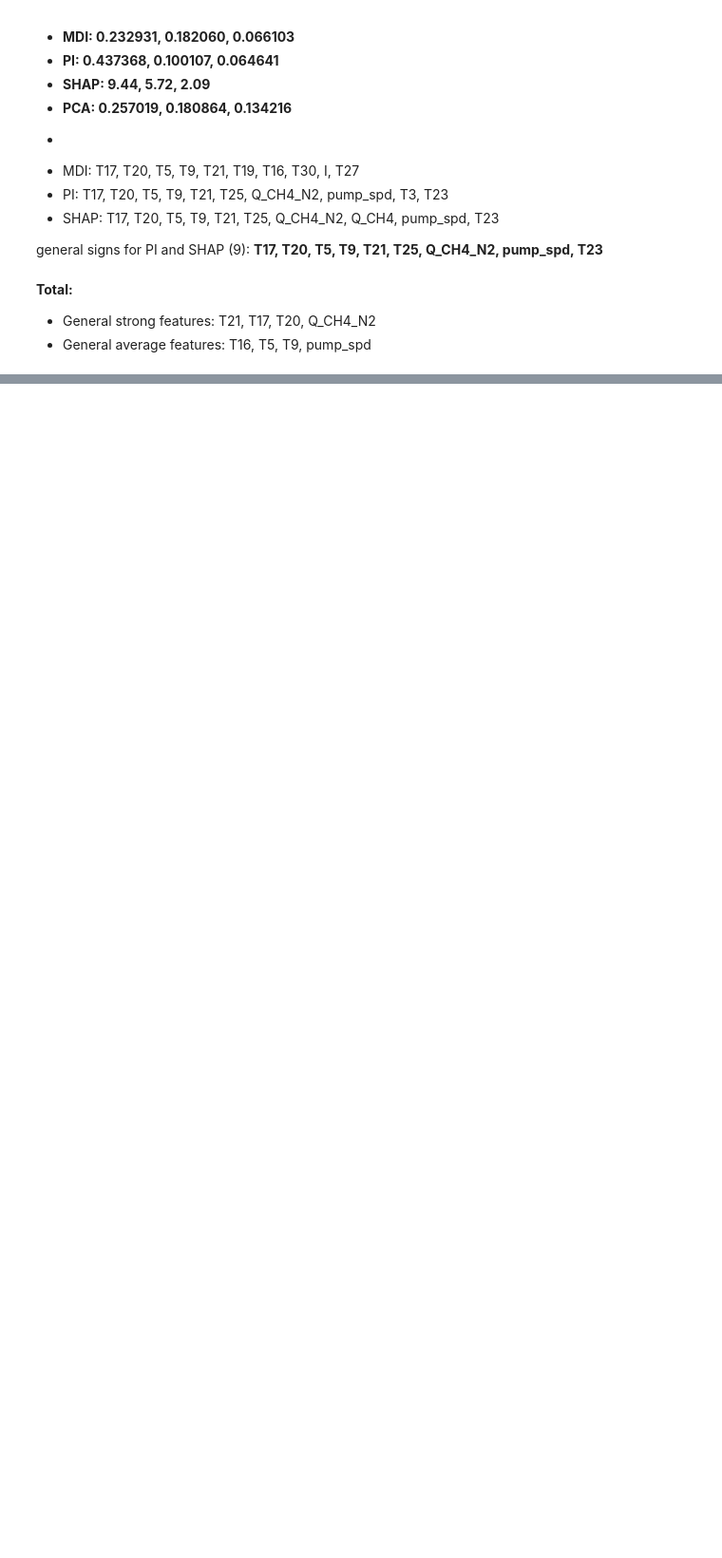
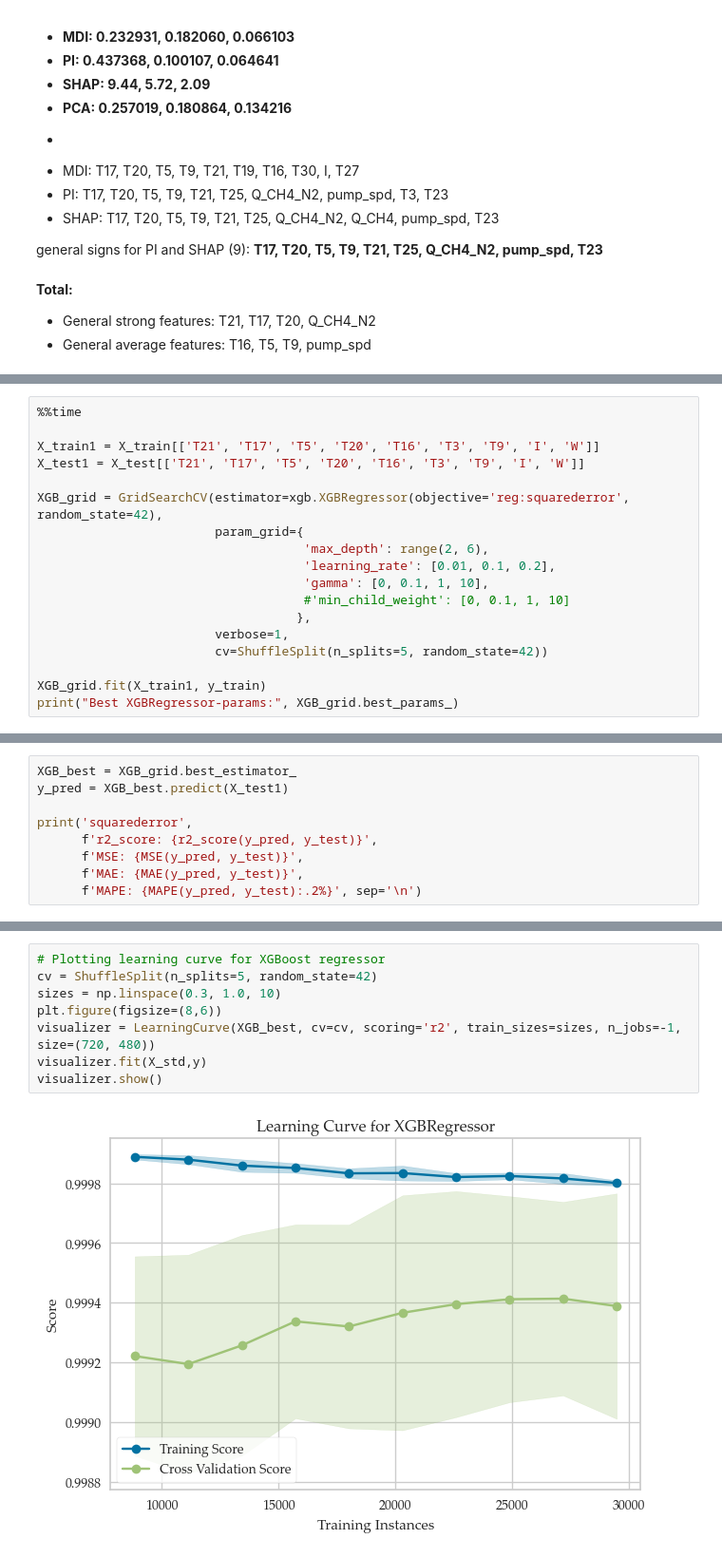
Before and after one commit to caapel/SOFC, a Jupyter notebook: SOFC_analisys.ipynb, the cells around one changed output, grey strips where cells are left out. Shown at 95% size. Cells and saved outputs as stored; diff of their text form; blank space fills up the shorter version.

Commit message:
add XGBoost Regressor

```diff
--- a/SOFC_analisys.ipynb
+++ b/SOFC_analisys.ipynb
@@ -362,0 +387,18 @@ general signs for PI and SHAP (9): **T17, T20, T5, T9, T21, T25, Q_CH4_N2, pump_
+# %%
+%%time
+
+X_train1 = X_train[['T21', 'T17', 'T5', 'T20', 'T16', 'T3', 'T9', 'I', 'W']]
+X_test1 = X_test[['T21', 'T17', 'T5', 'T20', 'T16', 'T3', 'T9', 'I', 'W']]
+
+XGB_grid = GridSearchCV(estimator=xgb.XGBRegressor(objective='reg:squarederror', random_state=42),
+                        param_grid={
+                                    'max_depth': range(2, 6),
+                                    'learning_rate': [0.01, 0.1, 0.2],
+                                    'gamma': [0, 0.1, 1, 10],
+                                    #'min_child_weight': [0, 0.1, 1, 10]
+                                   },
+                        verbose=1,
+                        cv=ShuffleSplit(n_splits=5, random_state=42))
+
+XGB_grid.fit(X_train1, y_train)
+print("Best XGBRegressor-params:", XGB_grid.best_params_)
@@ -362,0 +410,9 @@ general signs for PI and SHAP (9): **T17, T20, T5, T9, T21, T25, Q_CH4_N2, pump_
+# %%
+XGB_best = XGB_grid.best_estimator_
+y_pred = XGB_best.predict(X_test1)
+
+print('squarederror',
+      f'r2_score: {r2_score(y_pred, y_test)}',
+      f'MSE: {MSE(y_pred, y_test)}',
+      f'MAE: {MAE(y_pred, y_test)}',
+      f'MAPE: {MAPE(y_pred, y_test):.2%}', sep='\n')
@@ -362,0 +424,10 @@ general signs for PI and SHAP (9): **T17, T20, T5, T9, T21, T25, Q_CH4_N2, pump_
+# %%
+# Plotting learning curve for XGBoost regressor
+cv = ShuffleSplit(n_splits=5, random_state=42)
+sizes = np.linspace(0.3, 1.0, 10)
+plt.figure(figsize=(8,6))
+visualizer = LearningCurve(XGB_best, cv=cv, scoring='r2', train_sizes=sizes, n_jobs=-1, size=(720, 480))
+visualizer.fit(X_std,y)
+visualizer.show()
+# %% [output]
+[figure, added]
```
Also changed, not shown: parts of 25 cells of this notebook, 1 other file.
